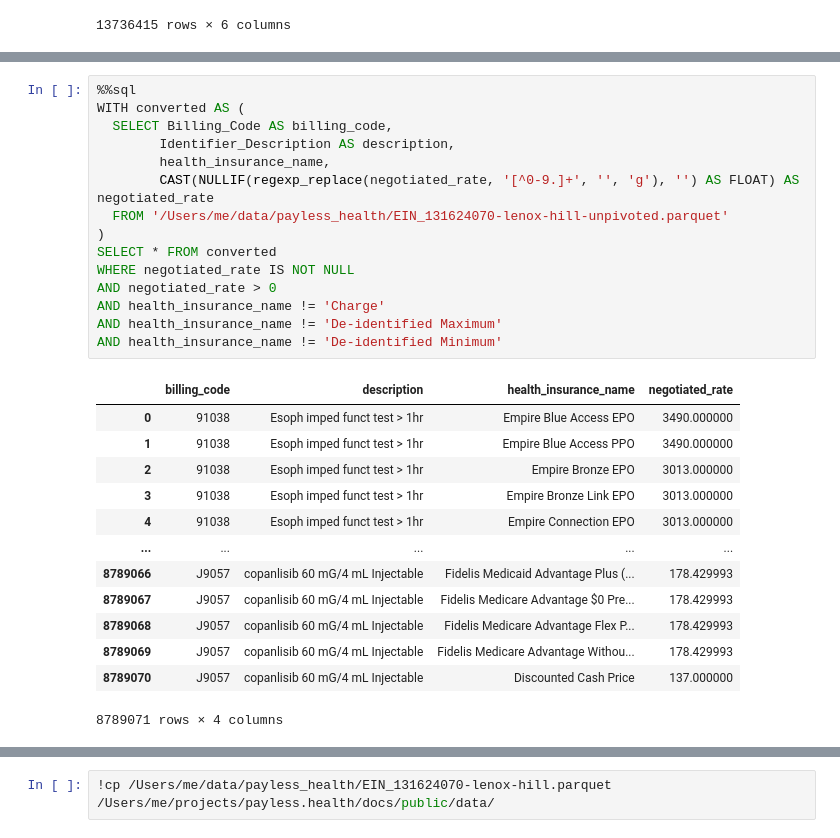
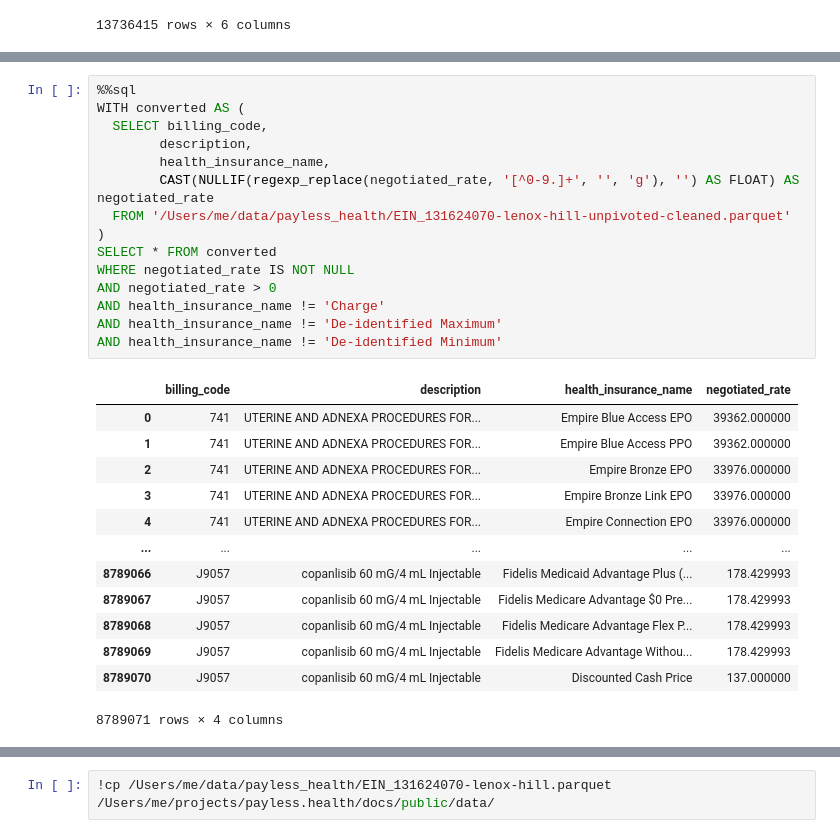
Before and after one commit to onefact/data_build_tool_payless.health, a Jupyter notebook: notebooks/EIN_131624070-lenox-hill.ipynb, the cells around one changed output, grey strips where cells are left out. Drawn from its saved outputs; the diff is of its cells as text.

Commit message:
update to clean APR DRG and DRG fields

```diff
--- a/notebooks/EIN_131624070-lenox-hill.ipynb
+++ b/notebooks/EIN_131624070-lenox-hill.ipynb
@@ -858,25 +978,25 @@ SELECT * FROM '/Users/me/data/payless_health/EIN_131624070-lenox-hill-unpivoted.
 # %%
 %%sql
 WITH converted AS (
-  SELECT Billing_Code AS billing_code,
-        Identifier_Description AS description,
+  SELECT billing_code,
+        description,
         health_insurance_name,
         CAST(NULLIF(regexp_replace(negotiated_rate, '[^0-9.]+', '', 'g'), '') AS FLOAT) AS negotiated_rate
-  FROM '/Users/me/data/payless_health/EIN_131624070-lenox-hill-unpivoted.parquet'
+  FROM '/Users/me/data/payless_health/EIN_131624070-lenox-hill-unpivoted-cleaned.parquet'
 )
 SELECT * FROM converted
 WHERE negotiated_rate IS NOT NULL
 AND negotiated_rate > 0
 AND health_insurance_name != 'Charge'
 AND health_insurance_name != 'De-identified Maximum'
 AND health_insurance_name != 'De-identified Minimum'
 # %% [output]
 |  | billing_code | description | health_insurance_name | negotiated_rate |
-| 0 | 91038 | Esoph imped funct test > 1hr | Empire Blue Access EPO | 3490.000000 |
-| 1 | 91038 | Esoph imped funct test > 1hr | Empire Blue Access PPO | 3490.000000 |
-| 2 | 91038 | Esoph imped funct test > 1hr | Empire Bronze EPO | 3013.000000 |
-| 3 | 91038 | Esoph imped funct test > 1hr | Empire Bronze Link EPO | 3013.000000 |
-| 4 | 91038 | Esoph imped funct test > 1hr | Empire Connection EPO | 3013.000000 |
+| 0 | 741 | UTERINE AND ADNEXA PROCEDURES FOR... | Empire Blue Access EPO | 39362.000000 |
+| 1 | 741 | UTERINE AND ADNEXA PROCEDURES FOR... | Empire Blue Access PPO | 39362.000000 |
+| 2 | 741 | UTERINE AND ADNEXA PROCEDURES FOR... | Empire Bronze EPO | 33976.000000 |
+| 3 | 741 | UTERINE AND ADNEXA PROCEDURES FOR... | Empire Bronze Link EPO | 33976.000000 |
+| 4 | 741 | UTERINE AND ADNEXA PROCEDURES FOR... | Empire Connection EPO | 33976.000000 |
 | ... | ... | ... | ... | ... |
 | 8789066 | J9057 | copanlisib 60 mG/4 mL Injectable | Fidelis Medicaid Advantage Plus (... | 178.429993 |
 | 8789067 | J9057 | copanlisib 60 mG/4 mL Injectable | Fidelis Medicare Advantage $0 Pre... | 178.429993 |
```
Also changed, not shown: parts of 6 cells of this notebook.
